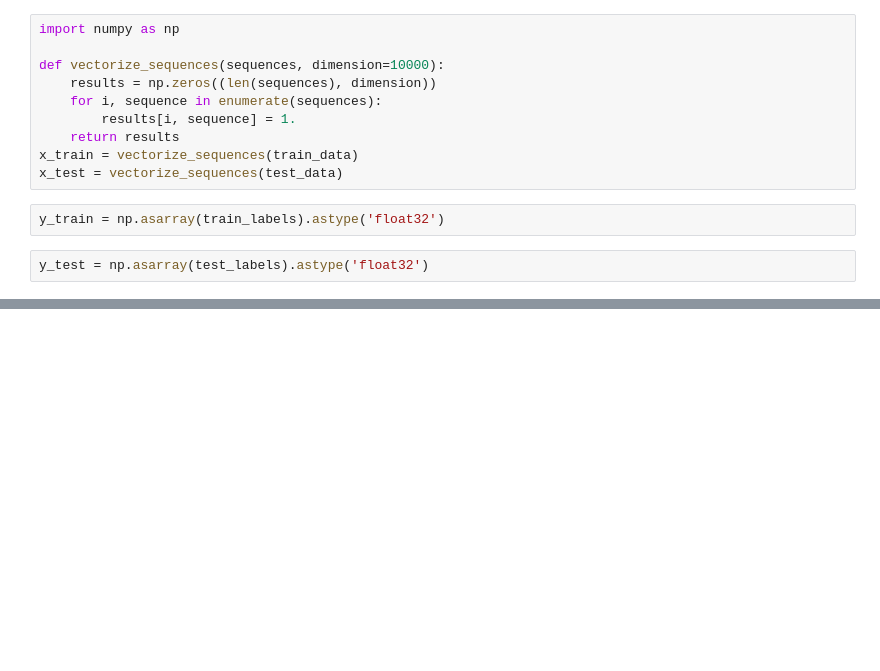
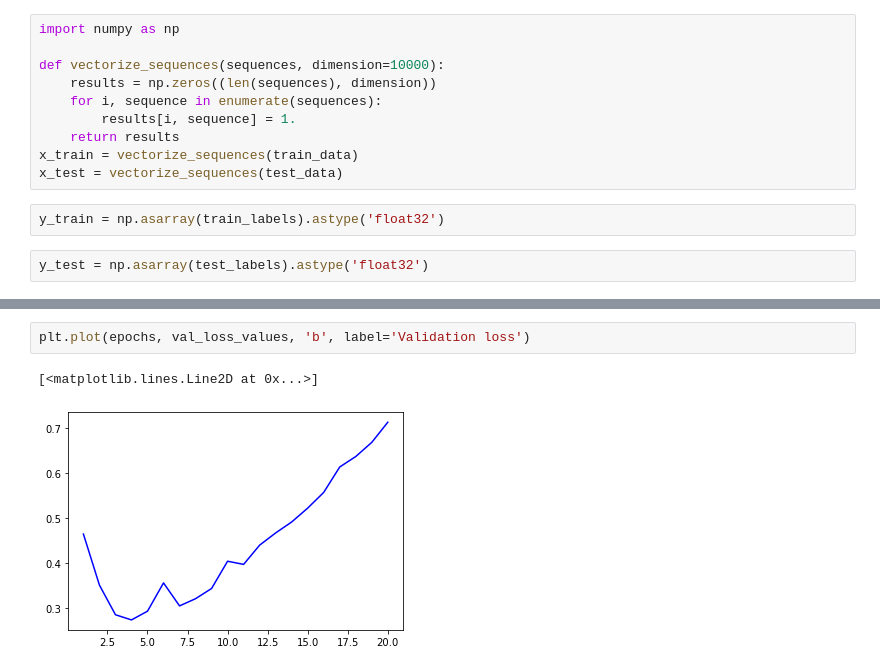
Before and after one commit to jeremytchang/aiml-learning, a Jupyter notebook: 3.4.ipynb, the cells around one changed output, grey strips where cells are left out. Saved outputs shown, nothing was run; the diff lists cells and outputs as text; blank space fills up the shorter version.

```diff
--- a/3.4.ipynb
+++ b/3.4.ipynb
@@ -66,0 +126,5 @@ y_test = np.asarray(test_labels).astype('float32')
+# %%
+plt.plot(epochs, val_loss_values, 'b', label='Validation loss')
+# %% [output]
+[<matplotlib.lines.Line2D at 0x...>]
+[figure, added]
```
Also changed, not shown: parts of 36 cells of this notebook, 1 other file.
